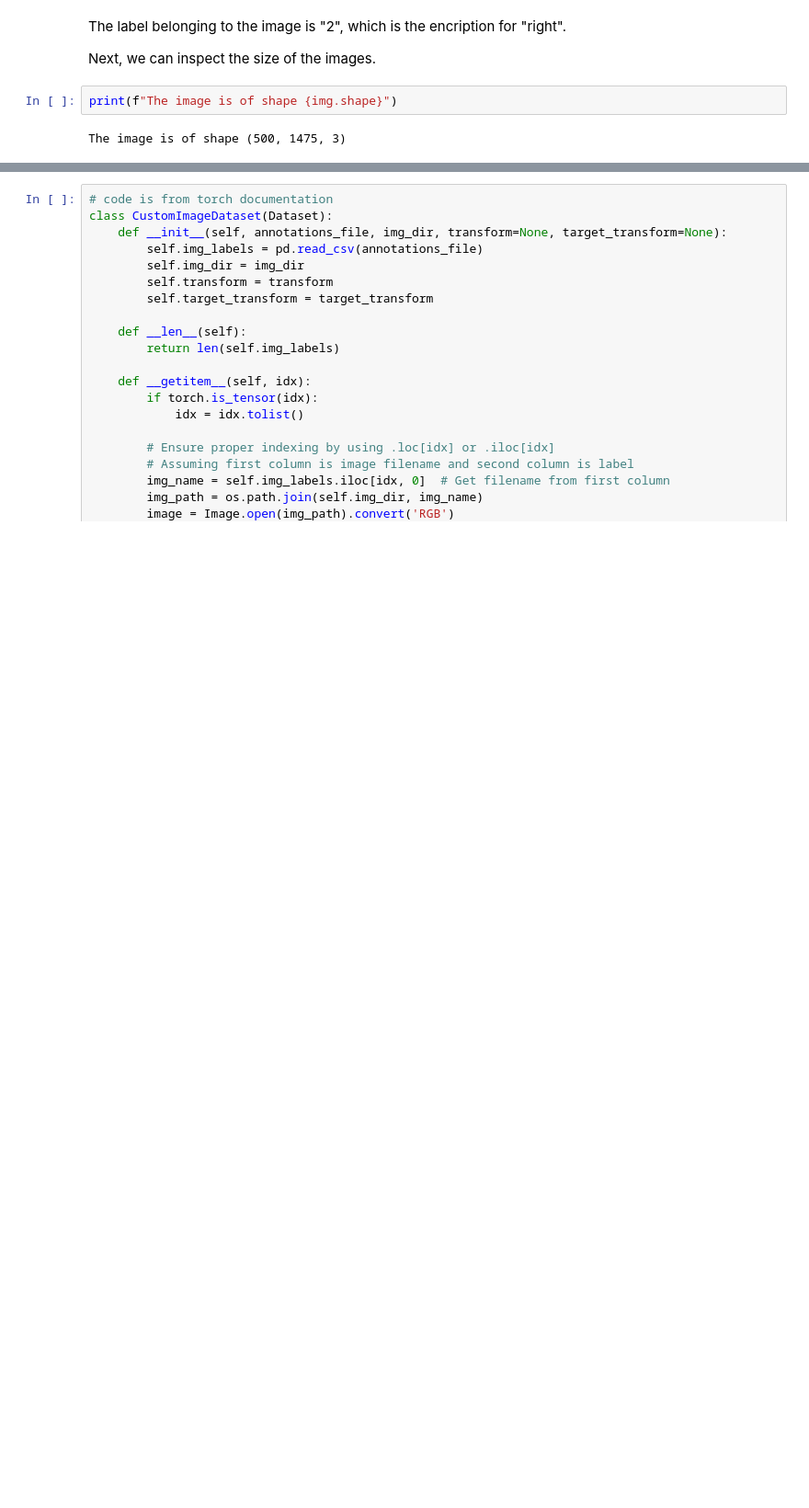
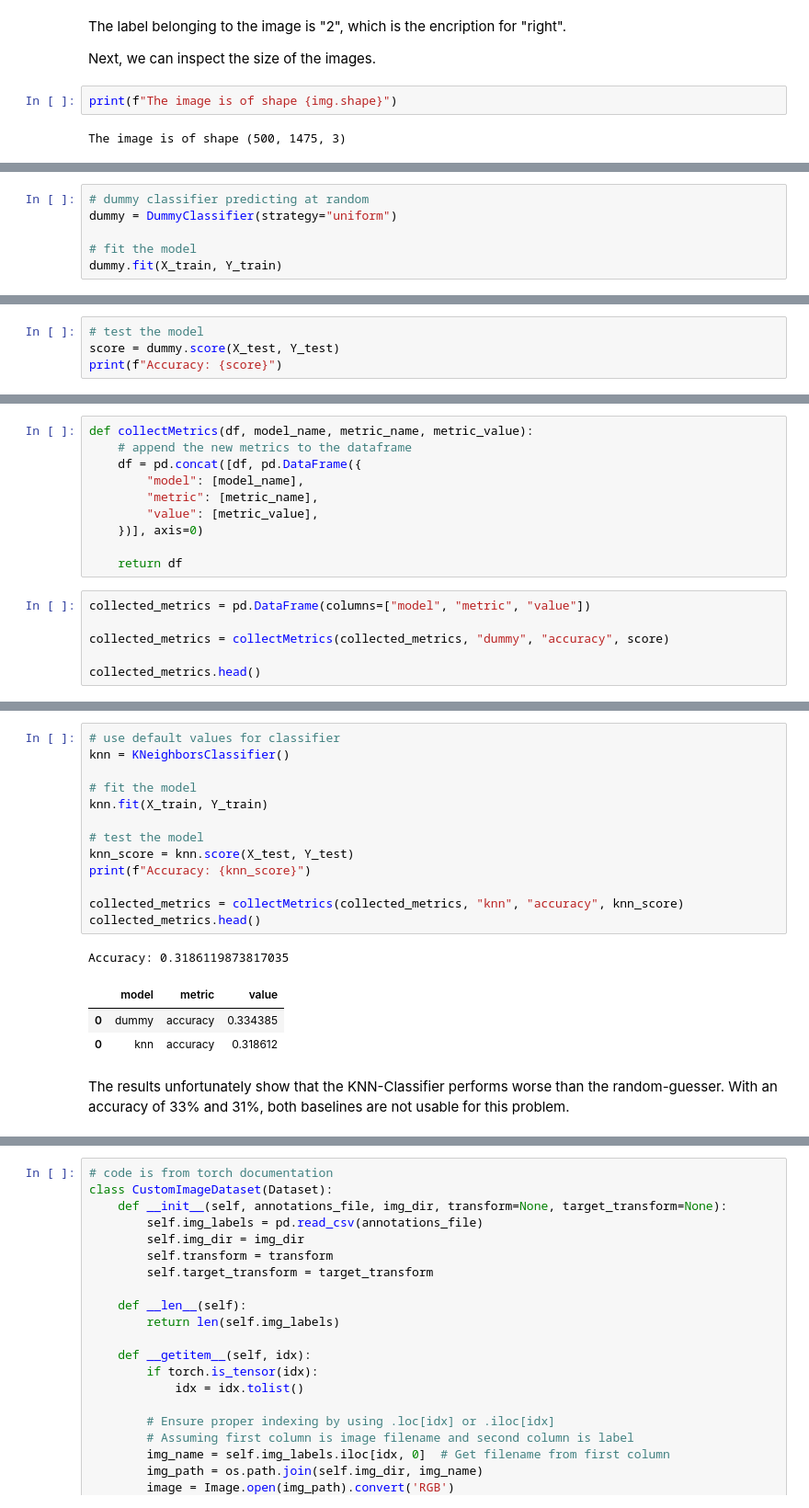
Before and after one commit to MOXHAN/MK-SuperCircuit-Classifier, a Jupyter notebook: portfolio.ipynb, the cells around one changed output, grey strips where cells are left out. Shown: that part at 92% size. Drawn from its saved outputs; the diff is of its cells as text; blank space fills up the shorter version.

```diff
--- a/portfolio.ipynb
+++ b/portfolio.ipynb
@@ -104,0 +184,6 @@ We can see that all classes have approximately the same amount of images, around
+# %%
+# dummy classifier predicting at random
+dummy = DummyClassifier(strategy="uniform")
+
+# fit the model
+dummy.fit(X_train, Y_train)
@@ -104,0 +192,4 @@ We can see that all classes have approximately the same amount of images, around
+# %%
+# test the model
+score = dummy.score(X_test, Y_test)
+print(f"Accuracy: {score}")
@@ -104,0 +198,16 @@ We can see that all classes have approximately the same amount of images, around
+# %%
+def collectMetrics(df, model_name, metric_name, metric_value):
+    # append the new metrics to the dataframe
+    df = pd.concat([df, pd.DataFrame({
+        "model": [model_name],
+        "metric": [metric_name],
+        "value": [metric_value],
+    })], axis=0)
+
+    return df
+# %%
+collected_metrics = pd.DataFrame(columns=["model", "metric", "value"])
+
+collected_metrics = collectMetrics(collected_metrics, "dummy", "accuracy", score)
+
+collected_metrics.head()
@@ -104,0 +223,20 @@ We can see that all classes have approximately the same amount of images, around
+# %%
+# use default values for classifier
+knn = KNeighborsClassifier()
+
+# fit the model
+knn.fit(X_train, Y_train)
+
+# test the model
+knn_score = knn.score(X_test, Y_test)
+print(f"Accuracy: {knn_score}")
+
+collected_metrics = collectMetrics(collected_metrics, "knn", "accuracy", knn_score)
+collected_metrics.head()
+# %% [output]
+Accuracy: 0.3186119873817035
+|  | model | metric | value |
+| 0 | dummy | accuracy | 0.334385 |
+| 0 | knn | accuracy | 0.318612 |
+# %% [markdown]
+The results unfortunately show that the KNN-Classifier performs worse than the random-guesser. With an accuracy of 33% and 31%, both baselines are not usable for this problem.
```
Also changed, not shown: parts of 36 cells of this notebook.
